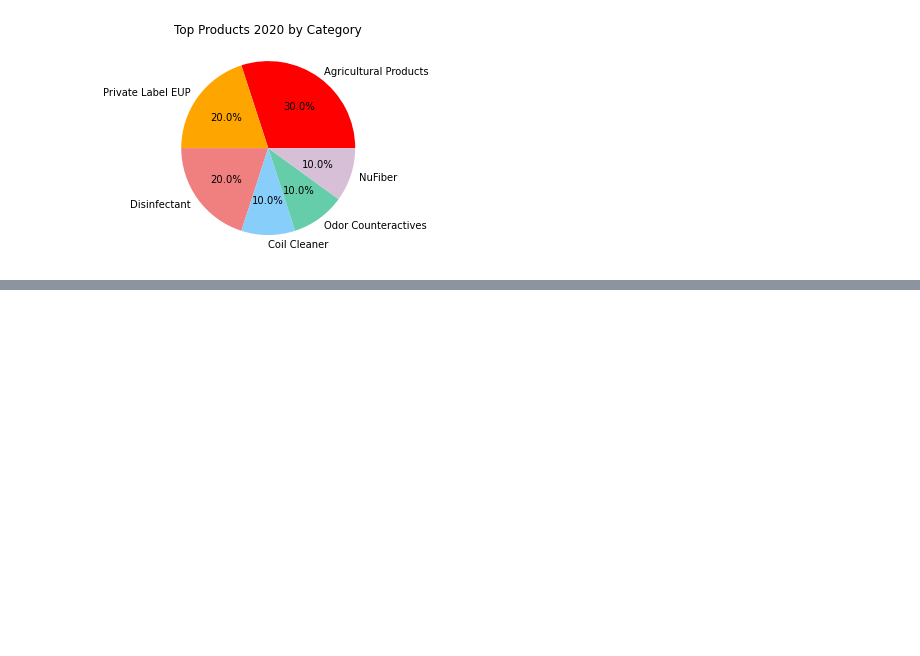
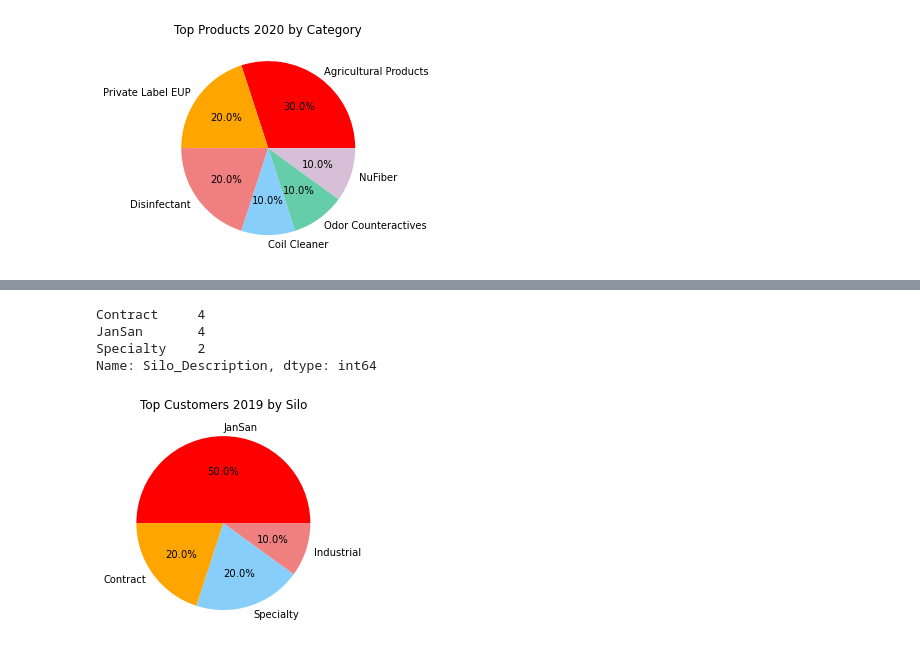
Before and after one commit to aadeba5/Project1, a Jupyter notebook: Nuance_Kayla.ipynb, the cells around one changed output, grey strips where cells are left out. Saved outputs shown, nothing was run; the diff lists cells and outputs as text; code cells hidden in the pictures; blank space fills up the shorter version.

```diff
--- a/Nuance_Kayla.ipynb
+++ b/Nuance_Kayla.ipynb
@@ -352,0 +371,8 @@ plt.show()
+# %%
+merge_2019_customers = pd.merge(customers_df_2019.head(10), nuance_df, on="name_cust", how="inner").sort_values(by='qty_ship_x',
+                      ascending=False)
+
+
+merge_2019_grouped_customers = merge_2019_customers.groupby(["name_cust", "Silo_Description"]).sum().sort_values(by='qty_ship_x',
+                      ascending=False).reset_index()
+merge_2019_grouped_customers.head(10)
@@ -352,0 +419,20 @@ plt.show()
+# %%
+merge_2020_grouped_customers["Silo_Description"].value_counts()
+# %% [output]
+Contract     4
+JanSan       4
+Specialty    2
+Name: Silo_Description, dtype: int64
+# %%
+#2019 Plot
+labels = ["JanSan", "Contract", "Specialty", "Industrial"]
+colors = ["red", "orange", "lightskyblue", "lightcoral"]
+
+values = merge_2019_grouped_customers["Silo_Description"].value_counts()
+
+plt.pie(values, labels=labels, autopct='%1.1f%%', colors=colors)
+plt.title("Top Customers 2019 by Silo")
+plt.savefig("top_customers_by_silo_2019", bbox_inches="tight")
+plt.show()
+# %% [output]
+[figure, added]
```
Also changed, not shown: parts of 12 cells of this notebook, 5 other files.
